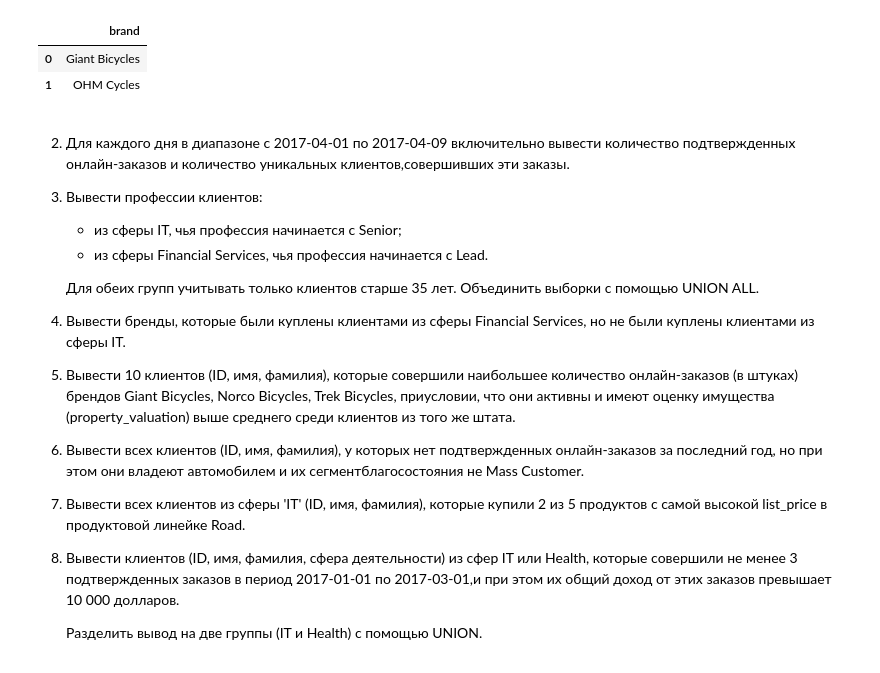
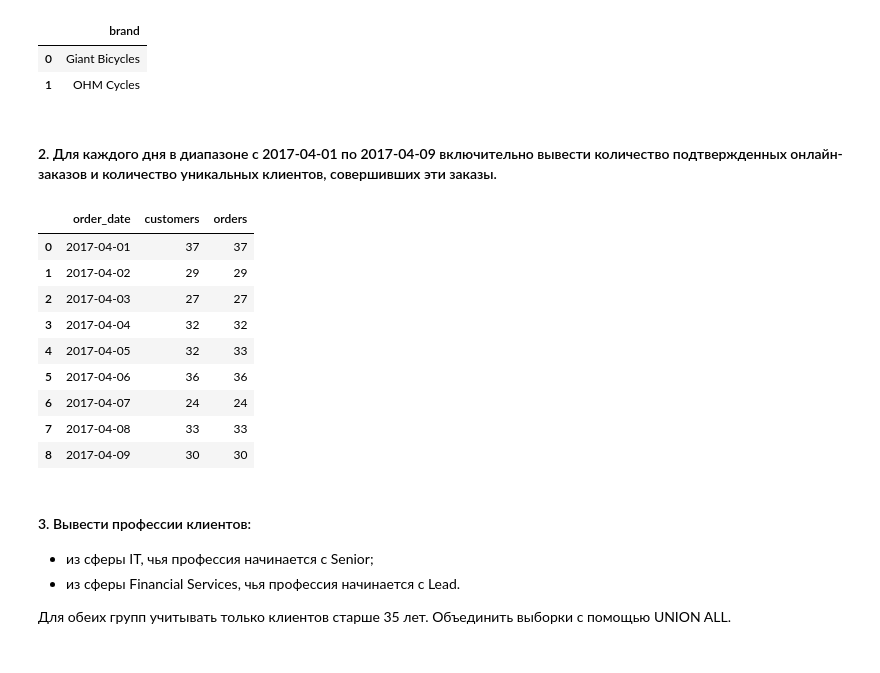
Before and after one commit to EgrSlv/PostgreSQLearn_MIPT, a Jupyter notebook: HomeWork_2/SolovevEgor_HW_02_ds_2025.ipynb, the cells around one changed output. Saved outputs shown, nothing was run; the diff lists cells and outputs as text; code cells hidden in the pictures.

```diff
--- a/HomeWork_2/SolovevEgor_HW_02_ds_2025.ipynb
+++ b/HomeWork_2/SolovevEgor_HW_02_ds_2025.ipynb
@@ -305,23 +324,38 @@ execute_query(query)
 |  | brand |
 | 0 | Giant Bicycles |
 | 1 | OHM Cycles |
-# %% [markdown]
- 2. Для каждого дня в диапазоне с 2017-04-01 по 2017-04-09 включительно вывести количество подтвержденных онлайн-заказов и количество уникальных клиентов,совершивших эти заказы.
-
- 3. Вывести профессии клиентов:
-    * из сферы IT, чья профессия начинается с Senior;
-    * из сферы Financial Services, чья профессия начинается с Lead.
-
-    Для обеих групп учитывать только клиентов старше 35 лет. Объединить выборки с помощью UNION ALL.
-
- 4. Вывести бренды, которые были куплены клиентами из сферы Financial Services, но не были куплены клиентами из сферы IT.
-
- 5. Вывести 10 клиентов (ID, имя, фамилия), которые совершили наибольшее количество онлайн-заказов (в штуках) брендов Giant Bicycles, Norco Bicycles, Trek Bicycles, приусловии, что они активны и имеют оценку имущества (property_valuation) выше среднего среди клиентов из того же штата.
-
- 6. Вывести всех клиентов (ID, имя, фамилия), у которых нет подтвержденных онлайн-заказов за последний год, но при этом они владеют автомобилем и их сегментблагосостояния не Mass Customer.
-
- 7. Вывести всех клиентов из сферы 'IT' (ID, имя, фамилия), которые купили 2 из 5 продуктов с самой высокой list_price в продуктовой линейке Road.
-
- 8. Вывести клиентов (ID, имя, фамилия, сфера деятельности) из сфер IT или Health, которые совершили не менее 3 подтвержденных заказов в период 2017-01-01 по 2017-03-01,и при этом их общий доход от этих заказов превышает 10 000 долларов.
-
-    Разделить вывод на две группы (IT и Health) с помощью UNION.
+# %% [markdown]
+#### 2. Для каждого дня в диапазоне с 2017-04-01 по 2017-04-09 включительно вывести количество подтвержденных онлайн-заказов и количество уникальных клиентов, совершивших эти заказы.
+# %%
+query2 = """
+
+    SELECT order_date
+          ,COUNT(DISTINCT customer_id) customers
+          ,COUNT(*) orders
+    FROM orders
+    WHERE order_date BETWEEN '2017-04-01' AND '2017-04-09'
+          AND online_order
+          AND order_status = 'Approved'
+    GROUP BY order_date
+    ;
+
+"""
+
+execute_query(query2)
+# %% [output]
+|  | order_date | customers | orders |
+| 0 | 2017-04-01 | 37 | 37 |
+| 1 | 2017-04-02 | 29 | 29 |
+| 2 | 2017-04-03 | 27 | 27 |
+| 3 | 2017-04-04 | 32 | 32 |
+| 4 | 2017-04-05 | 32 | 33 |
+| 5 | 2017-04-06 | 36 | 36 |
+| 6 | 2017-04-07 | 24 | 24 |
+| 7 | 2017-04-08 | 33 | 33 |
+| 8 | 2017-04-09 | 30 | 30 |
+# %% [markdown]
+#### 3. Вывести профессии клиентов:
+   * из сферы IT, чья профессия начинается с Senior;
+   * из сферы Financial Services, чья профессия начинается с Lead.
+
+   Для обеих групп учитывать только клиентов старше 35 лет. Объединить выборки с помощью UNION ALL.
```
Also changed, not shown: parts of 35 cells of this notebook, 1 other file.
